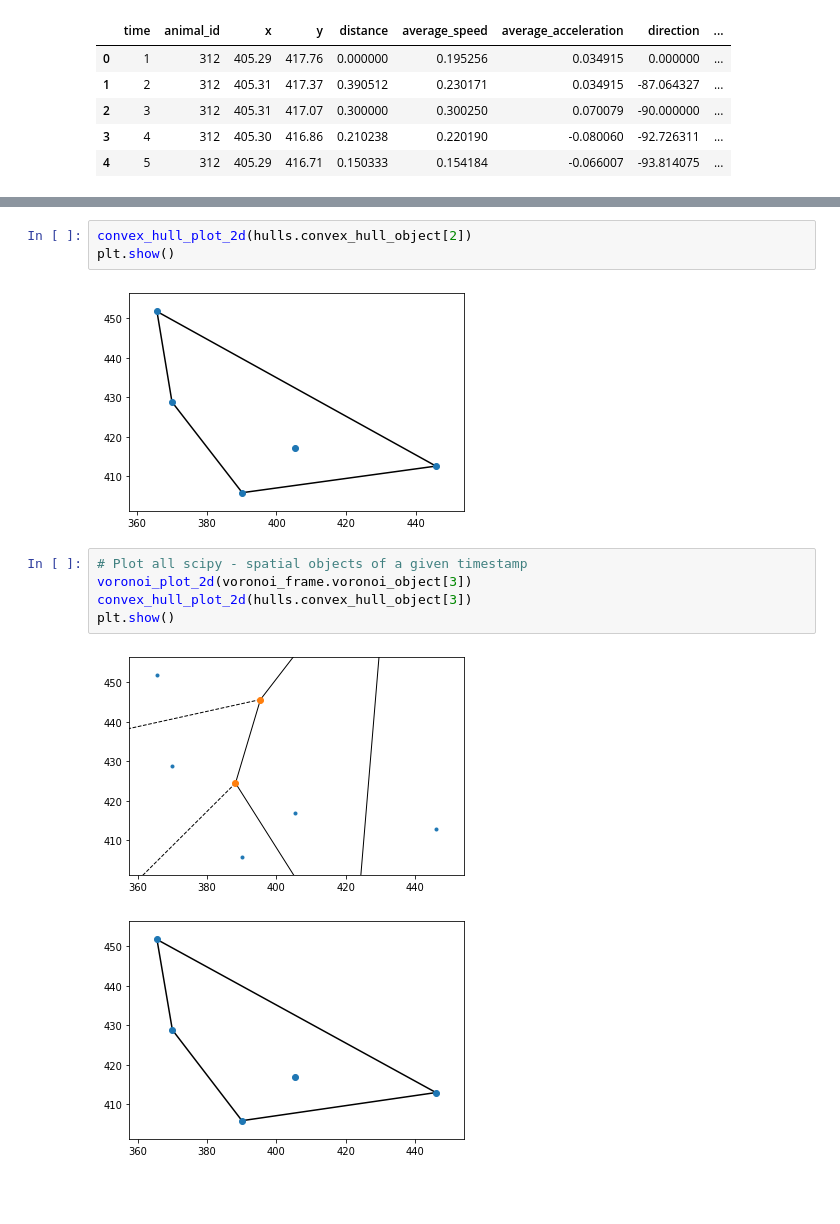
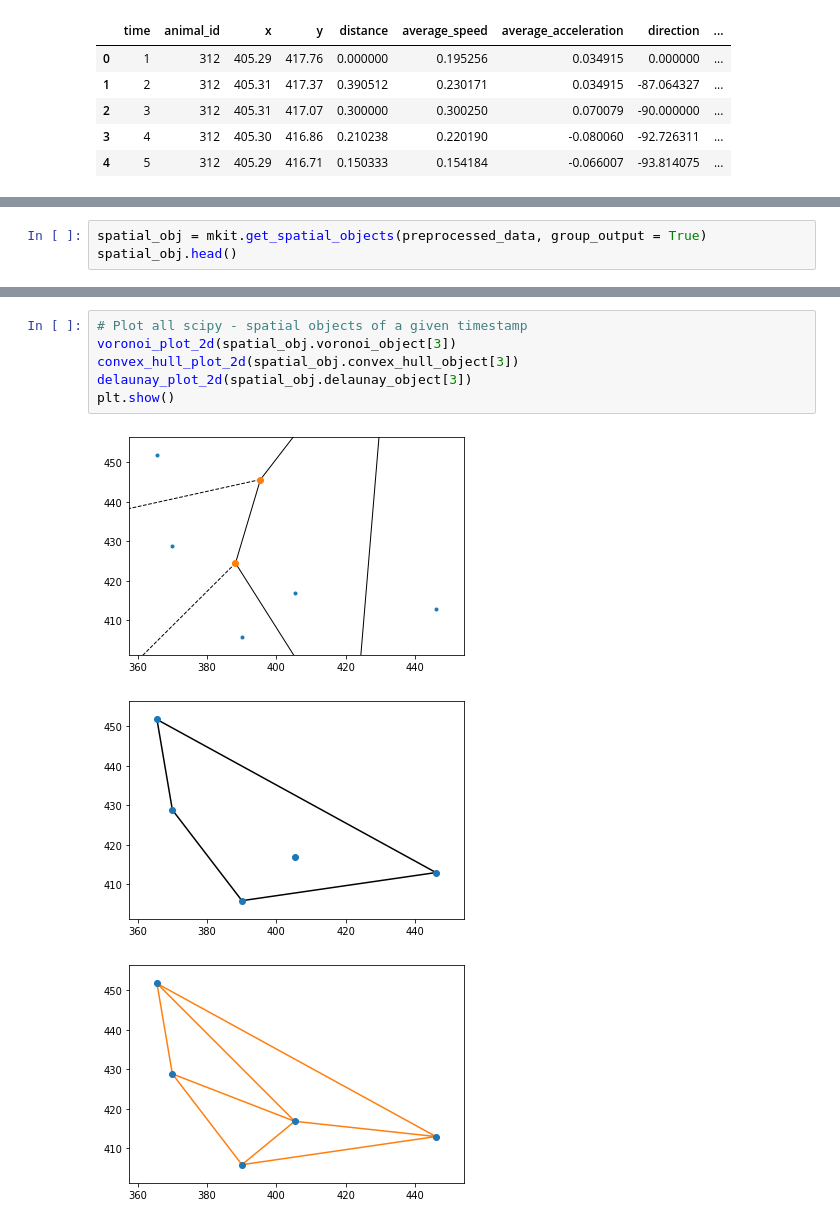
Before and after one commit to dbvis-ukon/movekit, a Jupyter notebook: examples/clustering examples.ipynb, the cells around one changed output, grey strips where cells are left out. Saved outputs shown, nothing was run; the diff lists cells and outputs as text; blank space fills up the shorter version.

Commit message:
packed spatial calculations into one function

```diff
--- a/examples/clustering examples.ipynb
+++ b/examples/clustering examples.ipynb
@@ -220,0 +218,3 @@ mkit.compute_polarization(feats).head()
+# %%
+spatial_obj = mkit.get_spatial_objects(preprocessed_data, group_output = True)
+spatial_obj.head()
@@ -287,13 +271,10 @@ hulls.head()
-# %%
-convex_hull_plot_2d(hulls.convex_hull_object[2])
-plt.show()
-# %% [output]
-[figure, removed]
 # %%
 # Plot all scipy - spatial objects of a given timestamp
-voronoi_plot_2d(voronoi_frame.voronoi_object[3])
-convex_hull_plot_2d(hulls.convex_hull_object[3])
+voronoi_plot_2d(spatial_obj.voronoi_object[3])
+convex_hull_plot_2d(spatial_obj.convex_hull_object[3])
+delaunay_plot_2d(spatial_obj.delaunay_object[3])
 plt.show()
 # %% [output]
 [figure]
 [figure]
+[figure, added]
```
Also changed, not shown: parts of 13 cells of this notebook, 2 other files.
